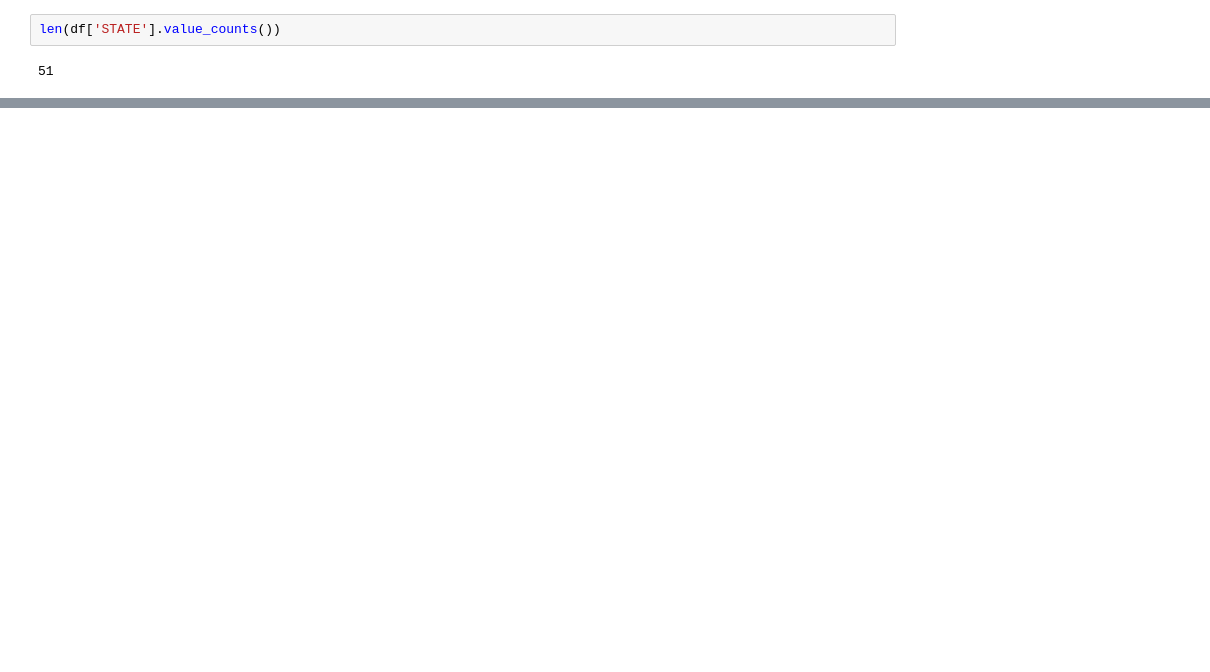
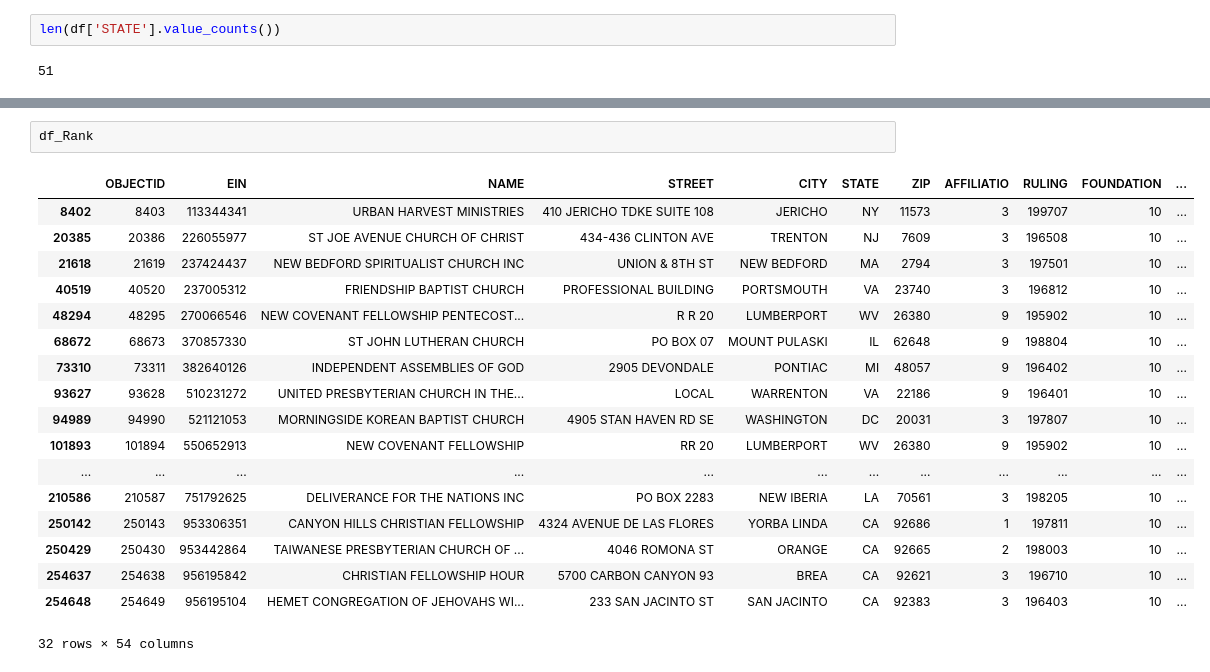
Before and after one commit to rambabu264/Zerodown, a Jupyter notebook: Task1/task2.ipynb, the cells around one changed output, grey strips where cells are left out. Drawn from its saved outputs; the diff is of its cells as text; blank space fills up the shorter version.

```diff
--- a/Task1/task2.ipynb
+++ b/Task1/task2.ipynb
@@ -72,0 +136,21 @@ len(df['STATE'].value_counts())
+# %%
+df_Rank
+# %% [output]
+|  | OBJECTID | EIN | NAME | STREET | CITY | STATE | ZIP | AFFILIATIO | RULING | FOUNDATION | ... |
+| 8402 | 8403 | 113344341 | URBAN HARVEST MINISTRIES | 410 JERICHO TDKE SUITE 108 | JERICHO | NY | 11573 | 3 | 199707 | 10 | ... |
+| 20385 | 20386 | 226055977 | ST JOE AVENUE CHURCH OF CHRIST | 434-436 CLINTON AVE | TRENTON | NJ | 7609 | 3 | 196508 | 10 | ... |
+| 21618 | 21619 | 237424437 | NEW BEDFORD SPIRITUALIST CHURCH INC | UNION & 8TH ST | NEW BEDFORD | MA | 2794 | 3 | 197501 | 10 | ... |
+| 40519 | 40520 | 237005312 | FRIENDSHIP BAPTIST CHURCH | PROFESSIONAL BUILDING | PORTSMOUTH | VA | 23740 | 3 | 196812 | 10 | ... |
+| 48294 | 48295 | 270066546 | NEW COVENANT FELLOWSHIP PENTECOST... | R R 20 | LUMBERPORT | WV | 26380 | 9 | 195902 | 10 | ... |
+| 68672 | 68673 | 370857330 | ST JOHN LUTHERAN CHURCH | PO BOX 07 | MOUNT PULASKI | IL | 62648 | 9 | 198804 | 10 | ... |
+| 73310 | 73311 | 382640126 | INDEPENDENT ASSEMBLIES OF GOD | 2905 DEVONDALE | PONTIAC | MI | 48057 | 9 | 196402 | 10 | ... |
+| 93627 | 93628 | 510231272 | UNITED PRESBYTERIAN CHURCH IN THE... | LOCAL | WARRENTON | VA | 22186 | 9 | 196401 | 10 | ... |
+| 94989 | 94990 | 521121053 | MORNINGSIDE KOREAN BAPTIST CHURCH | 4905 STAN HAVEN RD SE | WASHINGTON | DC | 20031 | 3 | 197807 | 10 | ... |
+| 101893 | 101894 | 550652913 | NEW COVENANT FELLOWSHIP | RR 20 | LUMBERPORT | WV | 26380 | 9 | 195902 | 10 | ... |
+| ... | ... | ... | ... | ... | ... | ... | ... | ... | ... | ... | ... |
+| 210586 | 210587 | 751792625 | DELIVERANCE FOR THE NATIONS INC | PO BOX 2283 | NEW IBERIA | LA | 70561 | 3 | 198205 | 10 | ... |
+| 250142 | 250143 | 953306351 | CANYON HILLS CHRISTIAN FELLOWSHIP | 4324 AVENUE DE LAS FLORES | YORBA LINDA | CA | 92686 | 1 | 197811 | 10 | ... |
+| 250429 | 250430 | 953442864 | TAIWANESE PRESBYTERIAN CHURCH OF ... | 4046 ROMONA ST | ORANGE | CA | 92665 | 2 | 198003 | 10 | ... |
+| 254637 | 254638 | 956195842 | CHRISTIAN FELLOWSHIP HOUR | 5700 CARBON CANYON 93 | BREA | CA | 92621 | 3 | 196710 | 10 | ... |
+| 254648 | 254649 | 956195104 | HEMET CONGREGATION OF JEHOVAHS WI... | 233 SAN JACINTO ST | SAN JACINTO | CA | 92383 | 3 | 196403 | 10 | ... |
+32 rows × 54 columns
```
Also changed, not shown: parts of 18 cells of this notebook.
